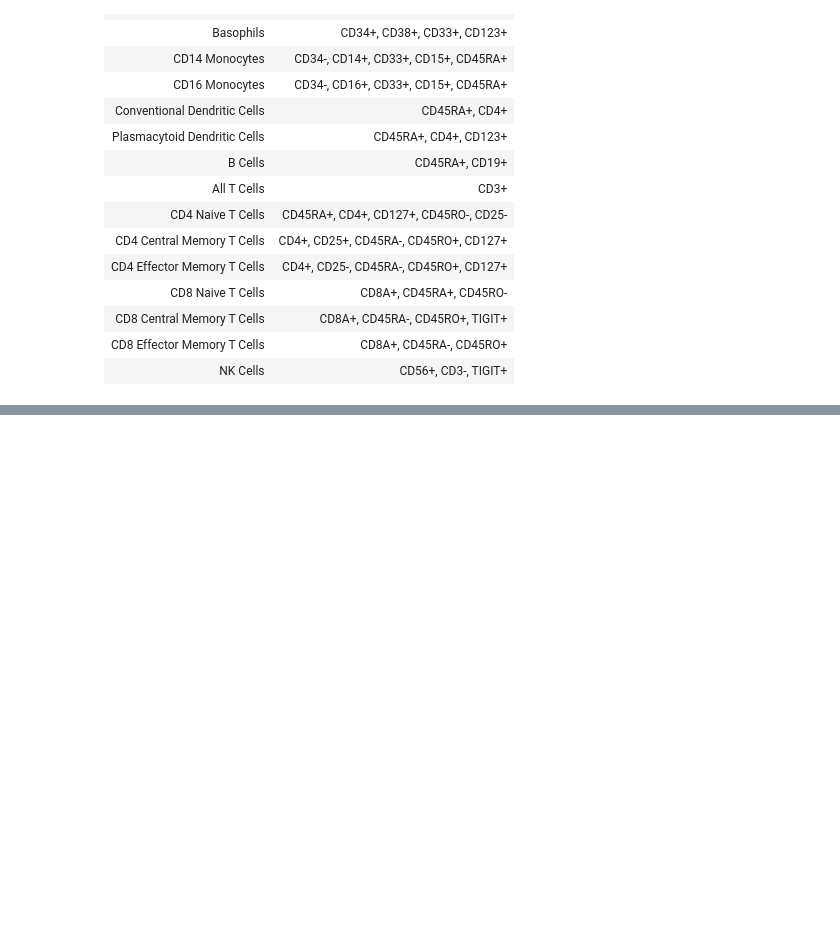
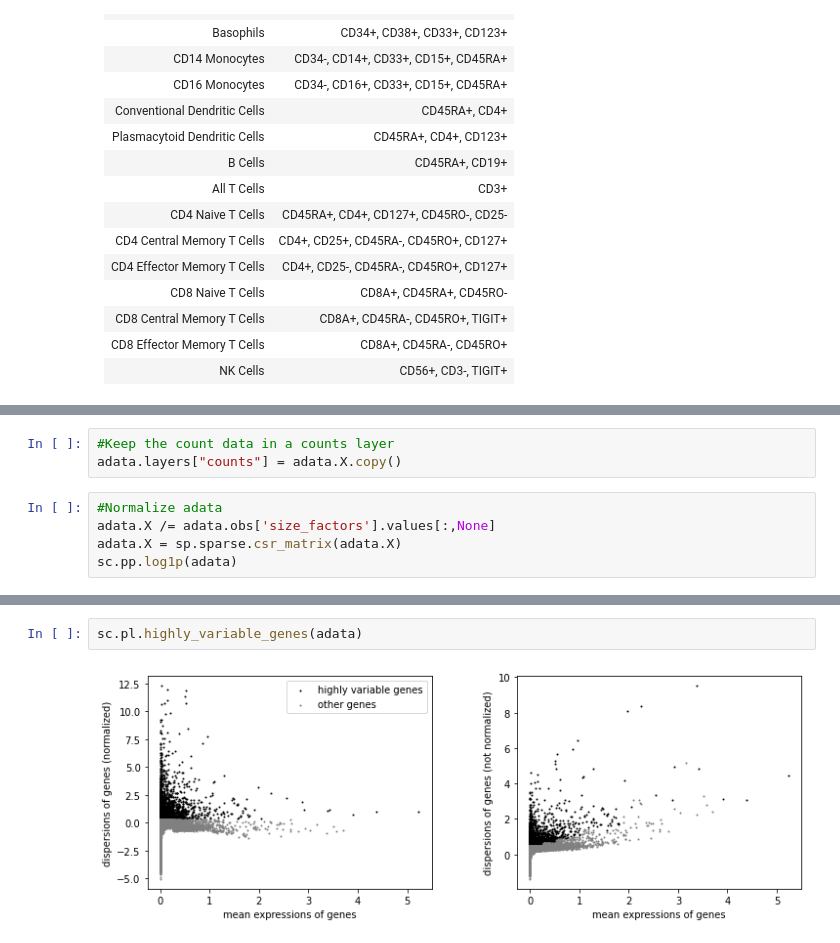
Before and after one commit to Sarah145/bone_marrow_analysis, a Jupyter notebook: notebooks/pre_processing_granja.ipynb, the cells around one changed output, grey strips where cells are left out. Cells and saved outputs as stored; diff of their text form; blank space fills up the shorter version.

```diff
--- a/notebooks/pre_processing_granja.ipynb
+++ b/notebooks/pre_processing_granja.ipynb
@@ -301,0 +226,8 @@ adata.write('../data/granja/granja.h5ad')
+# %%
+#Keep the count data in a counts layer
+adata.layers["counts"] = adata.X.copy()
+# %%
+#Normalize adata
+adata.X /= adata.obs['size_factors'].values[:,None]
+adata.X = sp.sparse.csr_matrix(adata.X)
+sc.pp.log1p(adata)
@@ -301,0 +246,4 @@ adata.write('../data/granja/granja.h5ad')
+# %%
+sc.pl.highly_variable_genes(adata)
+# %% [output]
+[figure, added]
```
Also changed, not shown: parts of 36 cells of this notebook, 4 other files.
